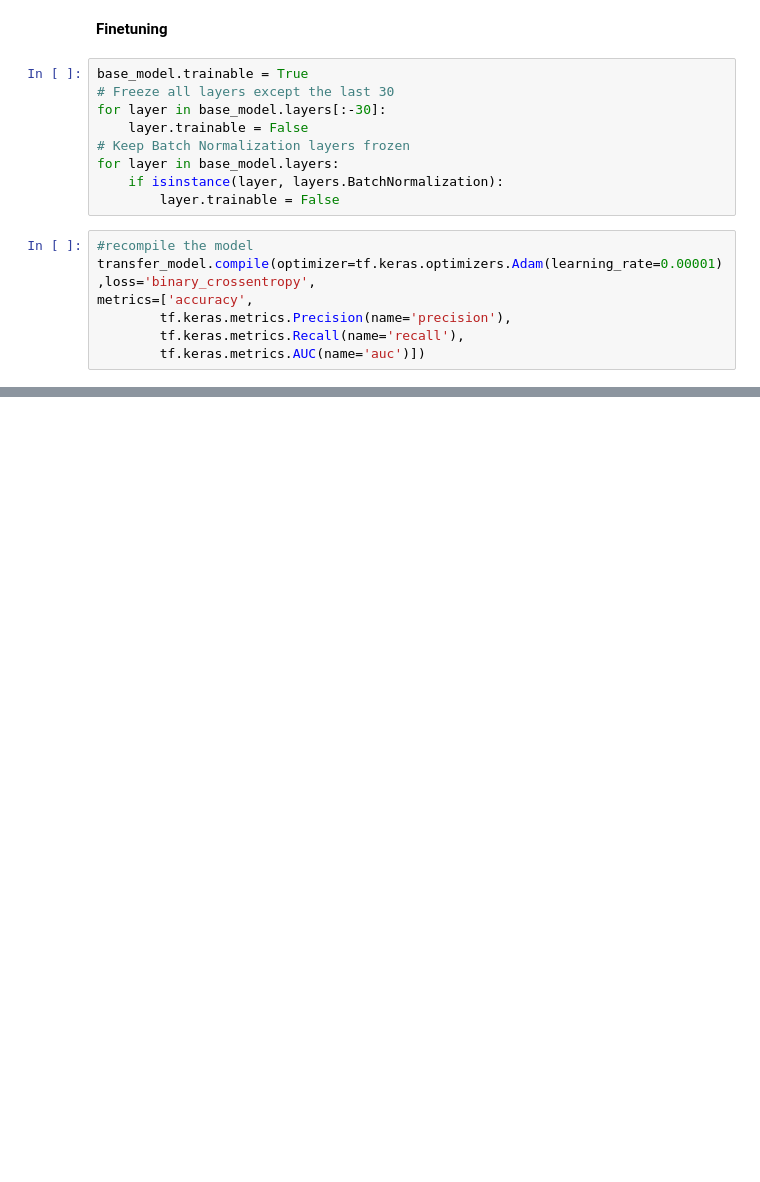
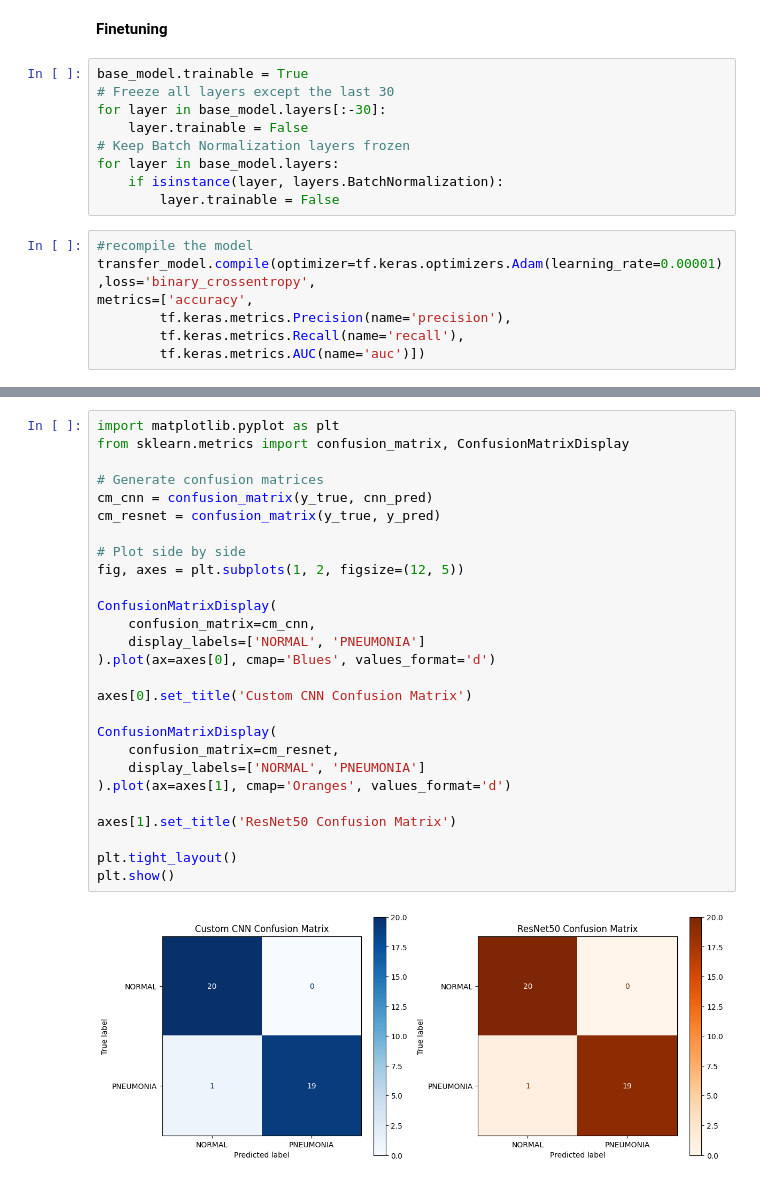
Before and after one commit to AlvinManoj05/Parallel_project_Computer_Vision, a Jupyter notebook: Parallel_Project__computerVision_PneumoniaDetection.ipynb, the cells around one changed output, grey strips where cells are left out. Drawn from its saved outputs; the diff is of its cells as text; blank space fills up the shorter version.

```diff
--- a/Parallel_Project__computerVision_PneumoniaDetection.ipynb
+++ b/Parallel_Project__computerVision_PneumoniaDetection.ipynb
@@ -652,0 +979,29 @@ metrics=['accuracy',
+# %%
+import matplotlib.pyplot as plt
+from sklearn.metrics import confusion_matrix, ConfusionMatrixDisplay
+
+# Generate confusion matrices
+cm_cnn = confusion_matrix(y_true, cnn_pred)
+cm_resnet = confusion_matrix(y_true, y_pred)
+
+# Plot side by side
+fig, axes = plt.subplots(1, 2, figsize=(12, 5))
+
+ConfusionMatrixDisplay(
+    confusion_matrix=cm_cnn,
+    display_labels=['NORMAL', 'PNEUMONIA']
+).plot(ax=axes[0], cmap='Blues', values_format='d')
+
+axes[0].set_title('Custom CNN Confusion Matrix')
+
+ConfusionMatrixDisplay(
+    confusion_matrix=cm_resnet,
+    display_labels=['NORMAL', 'PNEUMONIA']
+).plot(ax=axes[1], cmap='Oranges', values_format='d')
+
+axes[1].set_title('ResNet50 Confusion Matrix')
+
+plt.tight_layout()
+plt.show()
+# %% [output]
+[figure, added]
```
Also changed, not shown: parts of 25 cells of this notebook.
